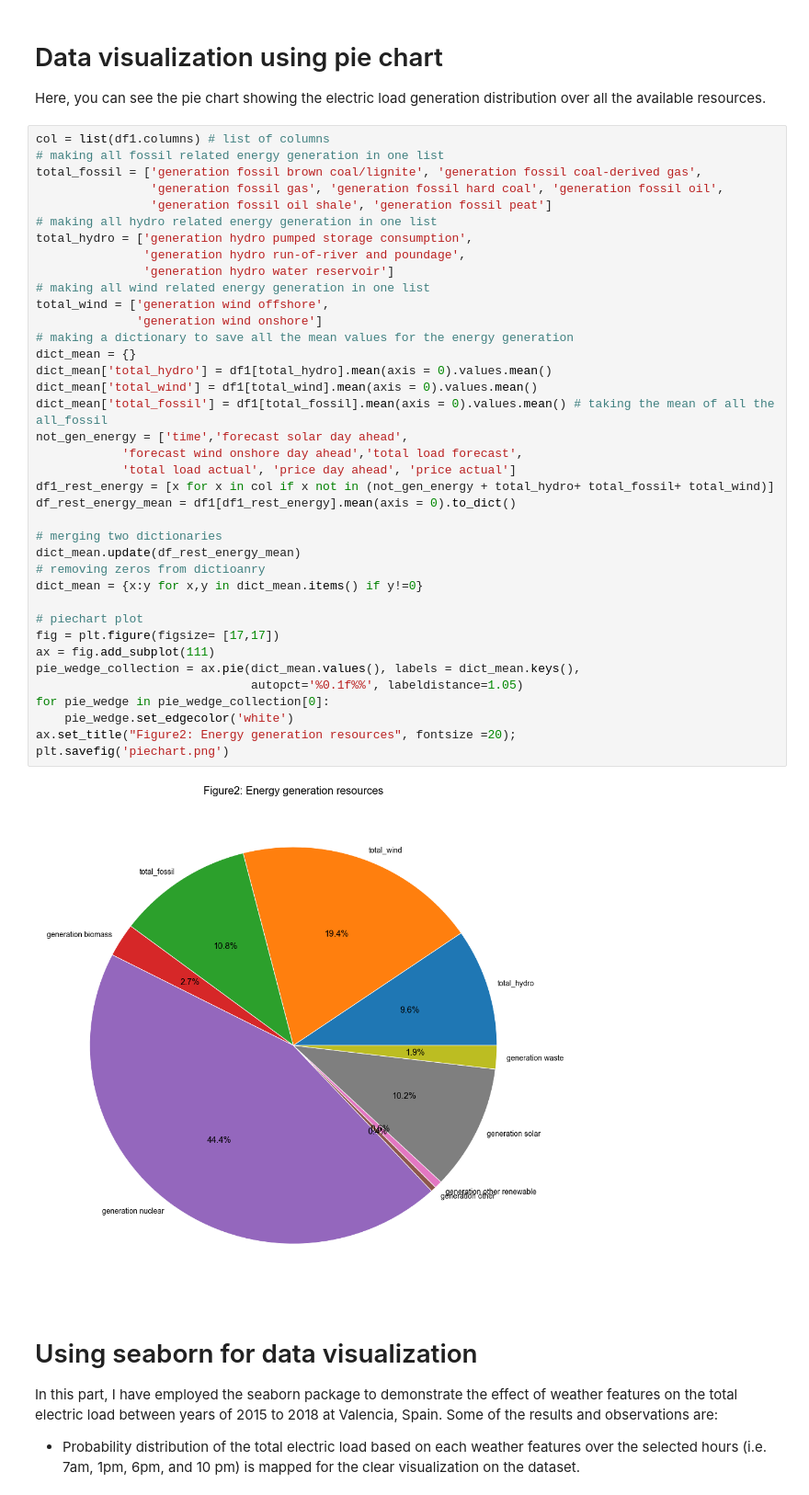
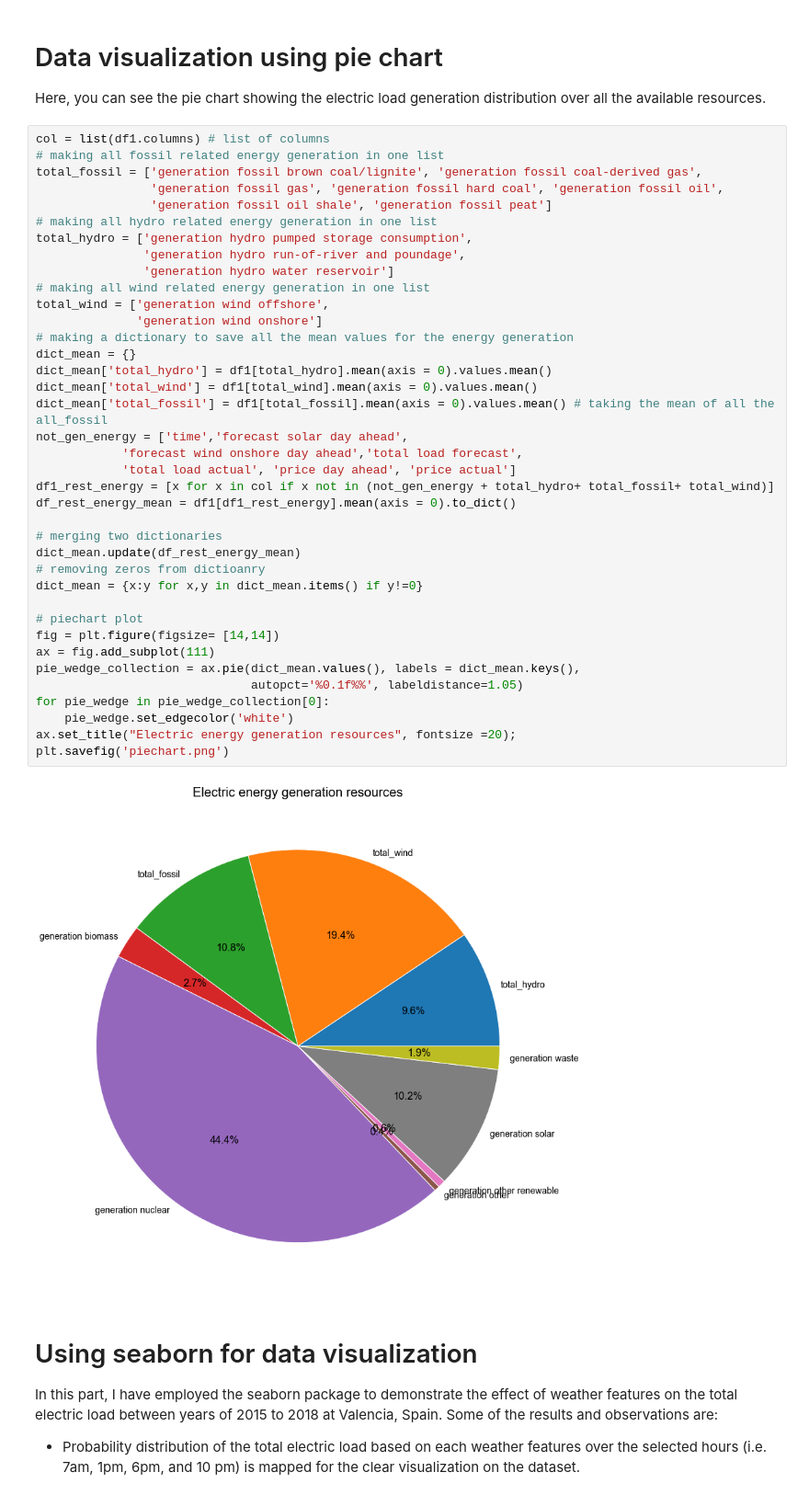
Before and after one commit to sarvy25/TimeSeries_ELoad_Weather, a Jupyter notebook: Project proposal.ipynb, the cells around one changed output. Shown: that part at 92% size. Cells and saved outputs as stored; diff of their text form.

```diff
--- a/Project proposal.ipynb
+++ b/Project proposal.ipynb
@@ -119,36 +121,36 @@ total_fossil = ['generation fossil brown coal/lignite', 'generation fossil coal-
 total_hydro = ['generation hydro pumped storage consumption',
                'generation hydro run-of-river and poundage',
                'generation hydro water reservoir']
 # making all wind related energy generation in one list
 total_wind = ['generation wind offshore',
               'generation wind onshore']
 # making a dictionary to save all the mean values for the energy generation
 dict_mean = {}
 dict_mean['total_hydro'] = df1[total_hydro].mean(axis = 0).values.mean()
 dict_mean['total_wind'] = df1[total_wind].mean(axis = 0).values.mean()
 dict_mean['total_fossil'] = df1[total_fossil].mean(axis = 0).values.mean() # taking the mean of all the all_fossil
 not_gen_energy = ['time','forecast solar day ahead',
             'forecast wind onshore day ahead','total load forecast',
             'total load actual', 'price day ahead', 'price actual']
 df1_rest_energy = [x for x in col if x not in (not_gen_energy + total_hydro+ total_fossil+ total_wind)]
 df_rest_energy_mean = df1[df1_rest_energy].mean(axis = 0).to_dict()
 
 # merging two dictionaries
 dict_mean.update(df_rest_energy_mean)
 # removing zeros from dictioanry
 dict_mean = {x:y for x,y in dict_mean.items() if y!=0}
 
 # piechart plot
-fig = plt.figure(figsize= [17,17])
+fig = plt.figure(figsize= [14,14])
 ax = fig.add_subplot(111)
 pie_wedge_collection = ax.pie(dict_mean.values(), labels = dict_mean.keys(),
                               autopct='%0.1f%%', labeldistance=1.05)
 for pie_wedge in pie_wedge_collection[0]:
     pie_wedge.set_edgecolor('white')
-ax.set_title("Figure2: Energy generation resources", fontsize =20);
+ax.set_title("Electric energy generation resources", fontsize =20);
 plt.savefig('piechart.png')
 # %% [output]
-[figure, old version]
+[figure, new version]
 # %% [markdown]
 # Using seaborn for data visualization
 In this part, I have employed the seaborn package to demonstrate the effect of weather features on the total electric load between years of 2015 to 2018 at Valencia, Spain.
```
Also changed, not shown: parts of 3 cells of this notebook, 3 other files.
